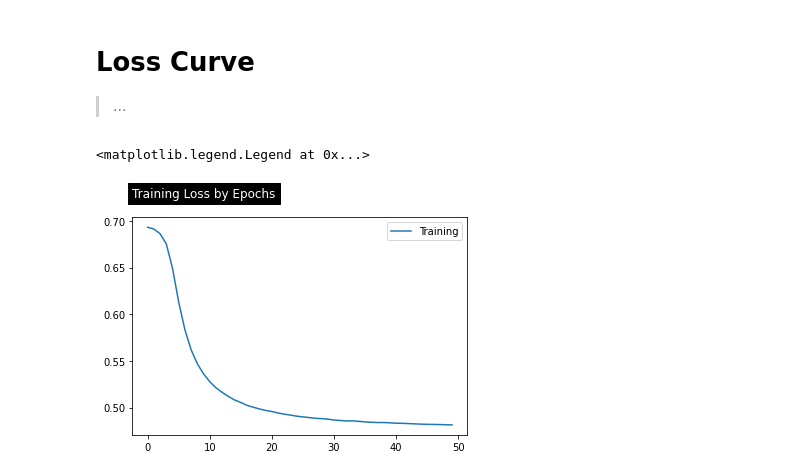
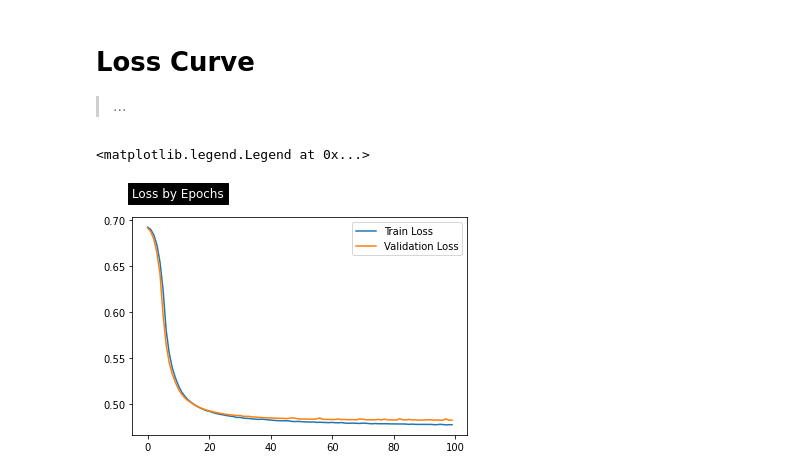
Before and after one commit to EliasEconomou/AI2-Natural-Language-Processing, a Jupyter notebook: Natural_Language_Processing_2.ipynb, the cells around one changed output. Drawn from its saved outputs; the diff is of its cells as text; code cells hidden in the pictures.

Commit message:
train / test funcs - train eval losses

```diff
--- a/Natural_Language_Processing_2.ipynb
+++ b/Natural_Language_Processing_2.ipynb
@@ -458,7 +458,7 @@ numOfClasses = 2
 learningRate = 0.00007
 
 # The number of times the entire dataset is passed forward and backward through the nn
-numOfEpochs = 50
+numOfEpochs = 100
 
 # The number of training examples in a single batch.
 batchSize = 350
@@ -586,0 +566,26 @@ Total time to train the model: 29.843703269958496.
+# %%
+def evaluate_model(epoch, test_losses):
+  model.eval()
+  batch_losses = []
+
+  with torch.no_grad():
+    for x_test_batch, y_test_batch in testDataloader:
+      y_test_pred = model(x_test_batch)
+
+      loss = loss_func(y_test_pred, y_test_batch)
+      batch_losses.append(loss.item())
+
+
+  total_test_Loss = sum(batch_losses)/len(testDataloader)
+  test_losses.append(total_test_Loss)
+  # print(f"Epoch {epoch:3}: Loss = {total_test_Loss:.5f}")
+# %%
+start_time = time.time()
+train_losses = []
+test_losses = []
+train_f1 = []
+test_f1 = []
+for epoch in range(0, numOfEpochs):
+  train_model(epoch, train_losses)
+  evaluate_model(epoch, test_losses)
+print(f"Total time to train the model: {str(time.time() - start_time)}.")
@@ -619,14 +639,16 @@ for i in range(0, len(losses)):
+# %%
+
+epochs_count_list = [e for e in range(0, epoch+1)]
 # %%
-plt.title(label="Training Loss by Epochs",
+plt.title(label="Loss by Epochs",
           loc="left",
           pad='20.0',
           backgroundcolor='black',
           color='white')
-plt.plot(losses_count_list, losses)
-# plt.plot(list_sample_size, list_f1_train)
+plt.plot(epochs_count_list, train_losses)
+plt.plot(epochs_count_list, test_losses)
 
-# plt.ylim(ymin=0)
-plt.legend(["Training"])
+plt.legend(["Train Loss","Validation Loss"])
 # %% [output]
 <matplotlib.legend.Legend at 0x...>
-[figure, old version]
+[figure, new version]
```
Also changed, not shown: parts of 6 cells of this notebook.
